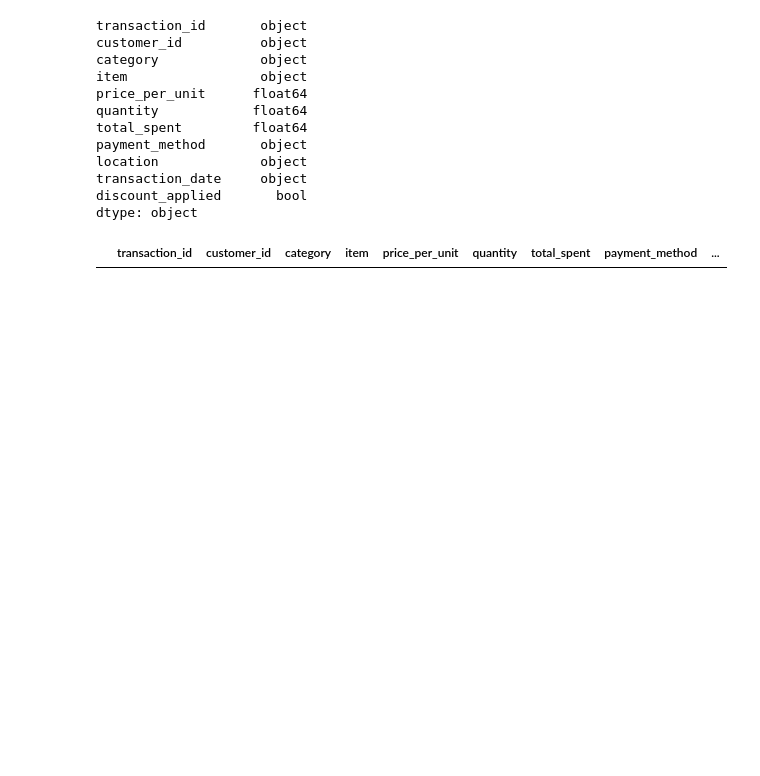
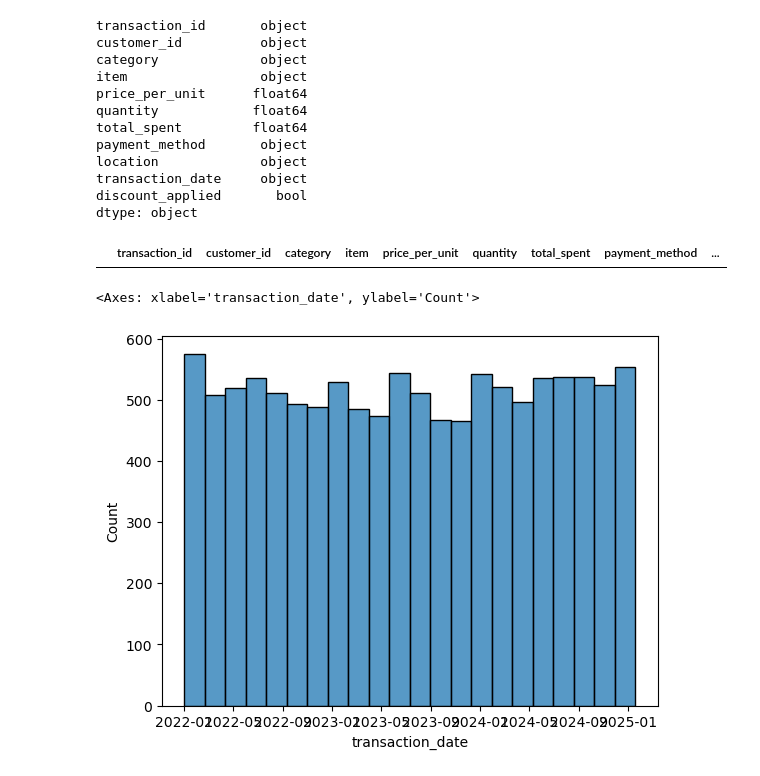
Before and after one commit to tcsimm/DataSciencePractice, a Jupyter notebook: jun24.ipynb, the cells around one changed output. Drawn from its saved outputs; the diff is of its cells as text; code cells hidden in the pictures; blank space fills up the shorter version.

```diff
--- a/jun24.ipynb
+++ b/jun24.ipynb
@@ -107,3 +107,8 @@ df['month'] = df['transaction_date'].dt.to_period("M")
 df[df.duplicated]
 # %% [output]
 |  | transaction_id | customer_id | category | item | price_per_unit | quantity | total_spent | payment_method | ... |
+# %%
+sns.histplot(df['transaction_date'])
+# %% [output]
+<Axes: xlabel='transaction_date', ylabel='Count'>
+[figure, added]
```
